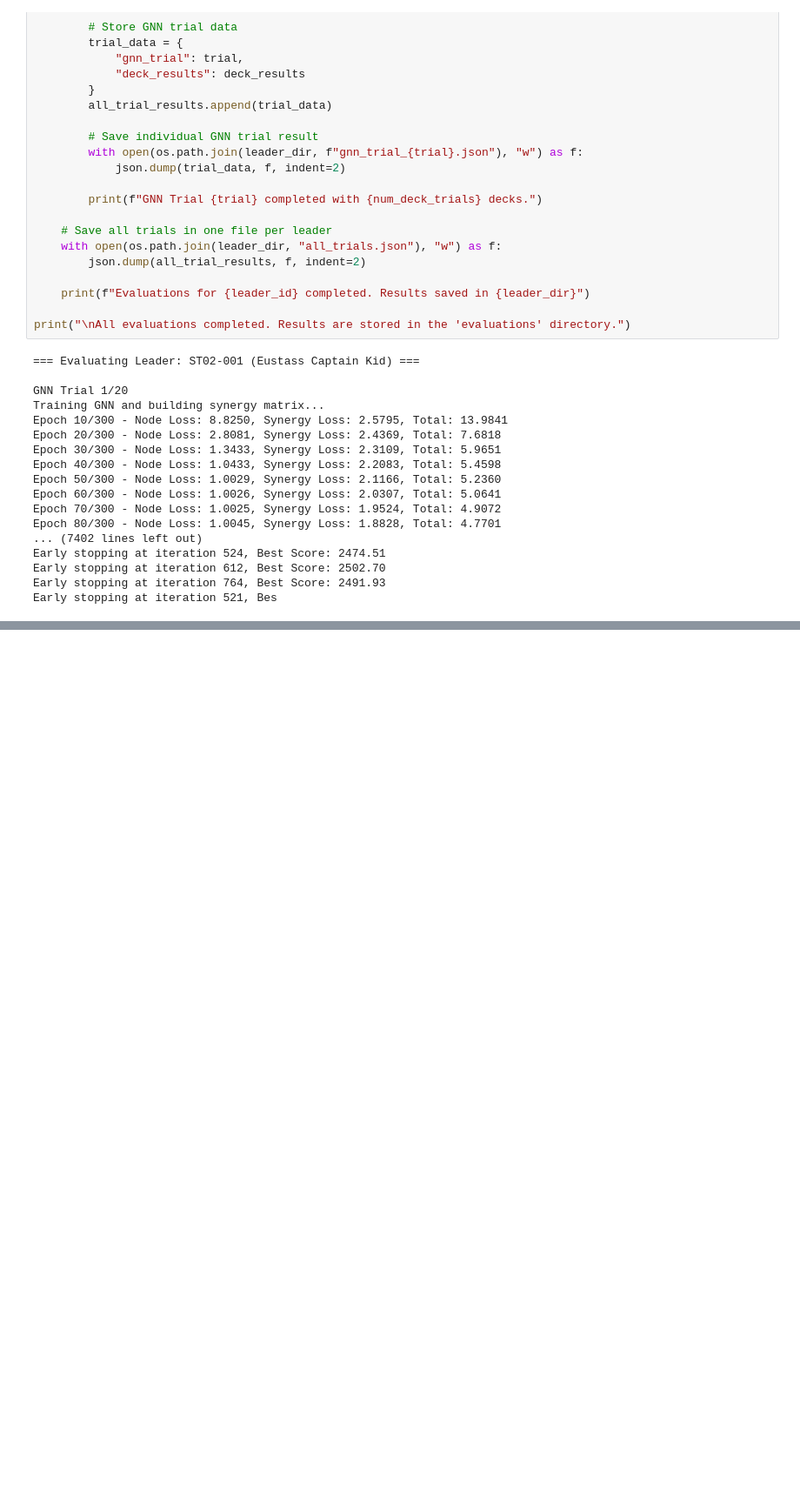
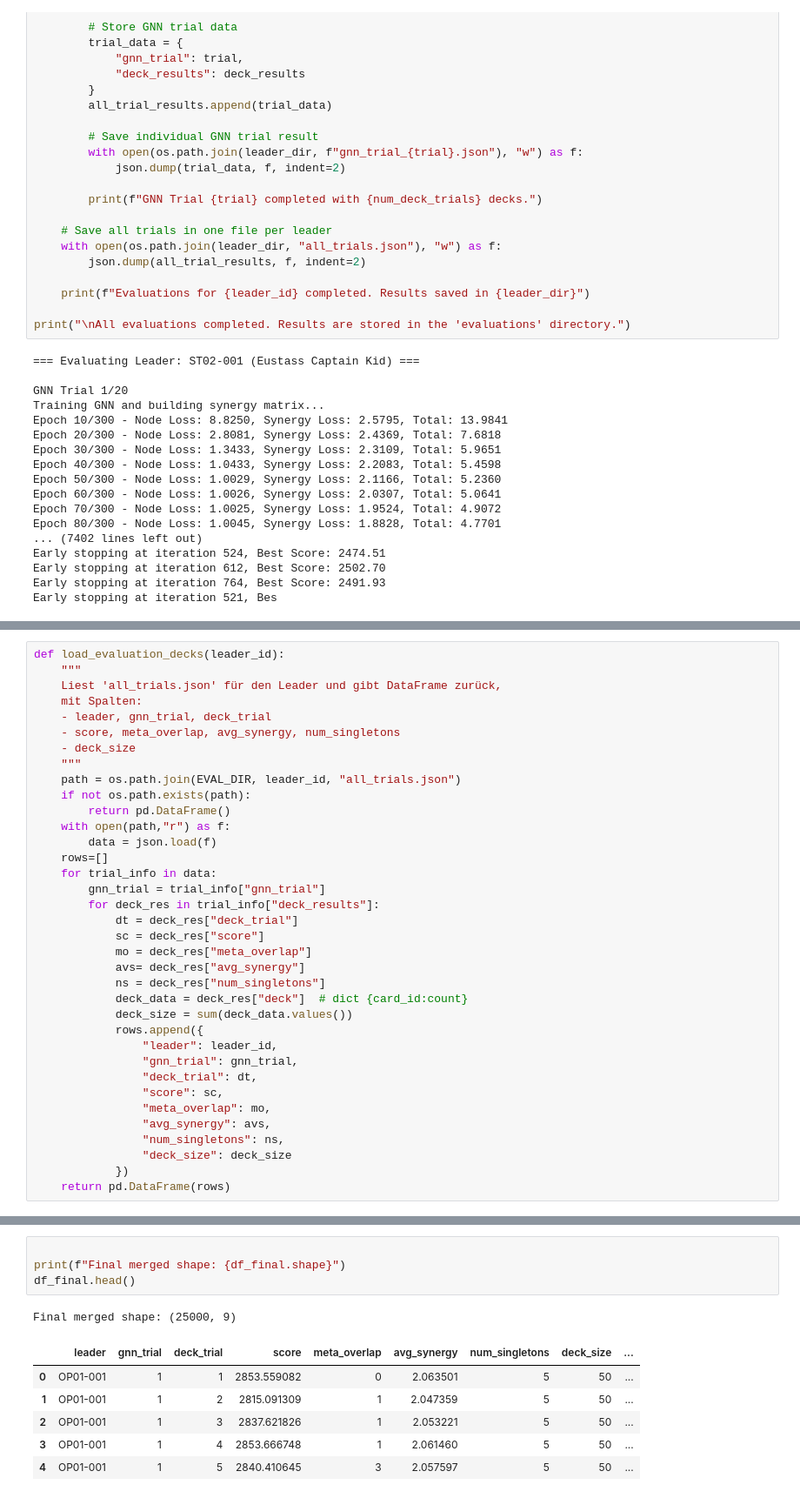
Before and after one commit to yungxramoz/optcg-gnn, a Jupyter notebook: 05_gnn_evaluation.ipynb, the cells around one changed output, grey strips where cells are left out. Shown at 87% size. Cells and saved outputs as stored; diff of their text form; blank space fills up the shorter version.

```diff
--- a/05_gnn.ipynb
+++ b/05_gnn_evaluation.ipynb
@@ -884,0 +892,36 @@ Early stopping at iteration 521, Bes
+# %%
+def load_evaluation_decks(leader_id):
+    """
+    Liest 'all_trials.json' für den Leader und gibt DataFrame zurück,
+    mit Spalten:
+    - leader, gnn_trial, deck_trial
+    - score, meta_overlap, avg_synergy, num_singletons
+    - deck_size
+    """
+    path = os.path.join(EVAL_DIR, leader_id, "all_trials.json")
+    if not os.path.exists(path):
+        return pd.DataFrame()
+    with open(path,"r") as f:
+        data = json.load(f)
+    rows=[]
+    for trial_info in data:
+        gnn_trial = trial_info["gnn_trial"]
+        for deck_res in trial_info["deck_results"]:
+            dt = deck_res["deck_trial"]
+            sc = deck_res["score"]
+            mo = deck_res["meta_overlap"]
+            avs= deck_res["avg_synergy"]
+            ns = deck_res["num_singletons"]
+            deck_data = deck_res["deck"]  # dict {card_id:count}
+            deck_size = sum(deck_data.values())
+            rows.append({
+                "leader": leader_id,
+                "gnn_trial": gnn_trial,
+                "deck_trial": dt,
+                "score": sc,
+                "meta_overlap": mo,
+                "avg_synergy": avs,
+                "num_singletons": ns,
+                "deck_size": deck_size
+            })
+    return pd.DataFrame(rows)
@@ -884,0 +1183,12 @@ Early stopping at iteration 521, Bes
+# %%
+
+print(f"Final merged shape: {df_final.shape}")
+df_final.head()
+# %% [output]
+Final merged shape: (25000, 9)
+|  | leader | gnn_trial | deck_trial | score | meta_overlap | avg_synergy | num_singletons | deck_size | ... |
+| 0 | OP01-001 | 1 | 1 | 2853.559082 | 0 | 2.063501 | 5 | 50 | ... |
+| 1 | OP01-001 | 1 | 2 | 2815.091309 | 1 | 2.047359 | 5 | 50 | ... |
+| 2 | OP01-001 | 1 | 3 | 2837.621826 | 1 | 2.053221 | 5 | 50 | ... |
+| 3 | OP01-001 | 1 | 4 | 2853.666748 | 1 | 2.061460 | 5 | 50 | ... |
+| 4 | OP01-001 | 1 | 5 | 2840.410645 | 3 | 2.057597 | 5 | 50 | ... |
```
Also changed, not shown: parts of 9 cells of this notebook, 6 other files.
